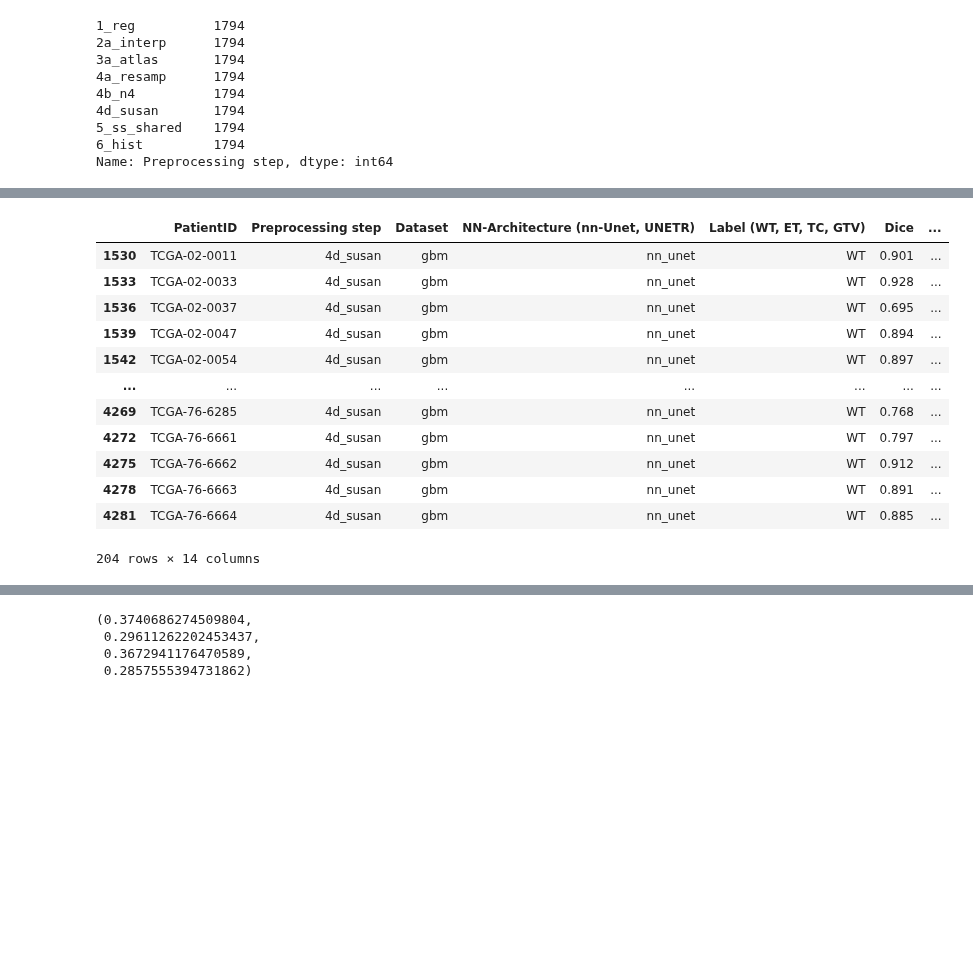
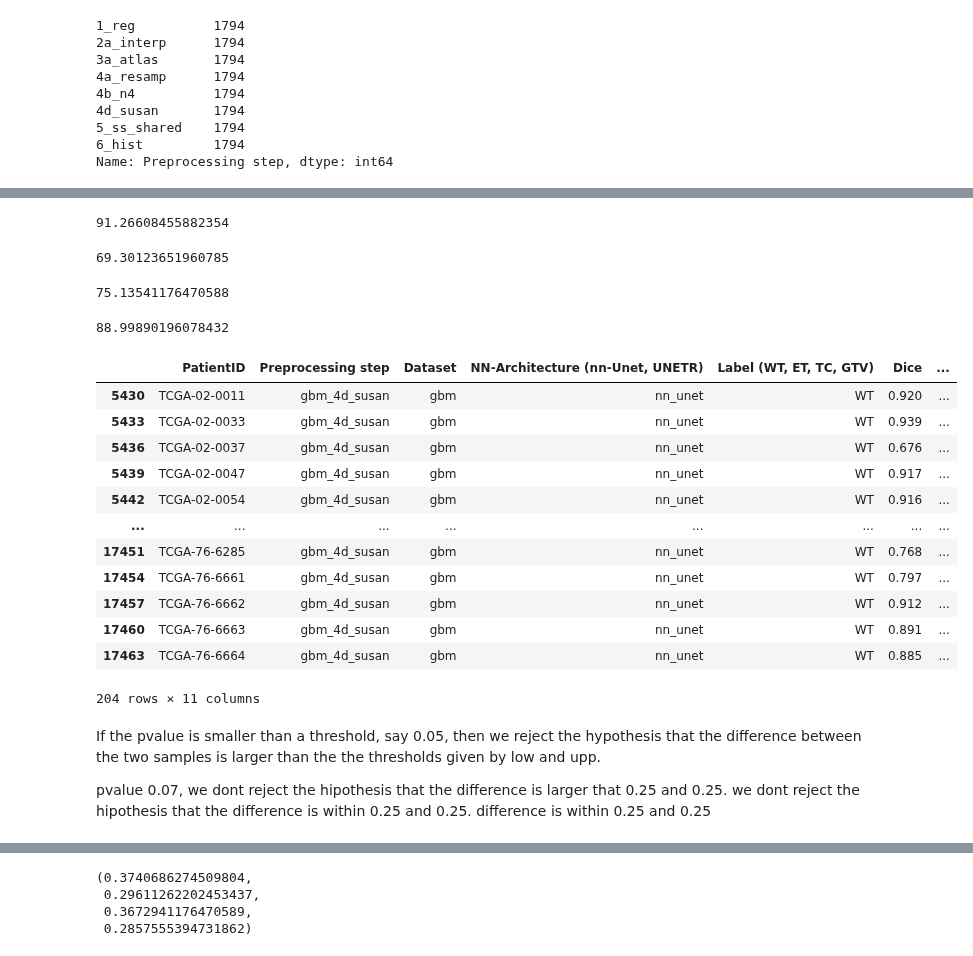
Before and after one commit to MedImAIR/brain-mri-processing-pipeline, a Jupyter notebook: figures_ipynb/error_bars_tost.ipynb, the cells around one changed output, grey strips where cells are left out. Drawn from its saved outputs; the diff is of its cells as text; code cells hidden in the pictures; blank space fills up the shorter version.

```diff
--- a/figures_ipynb/error_bars_tost.ipynb
+++ b/figures_ipynb/error_bars_tost.ipynb
@@ -105,0 +129,12 @@ Name: Dice, Length: 204, dtype: float64
+# %%
+df_1_3[df_1_3.Dataset=='gbm'][df_1_3['Label (WT, ET, TC, GTV)']=='WT'][df_1_3['Epoch']==300][df_1_3['NN-Architecture (nn-Unet, UNETR)']== 'nn_unet'].Volume_true.mean()
+# %% [output]
+91.26608455882354
+# %%
+df_1_3[df_1_3.Dataset=='gbm'][df_1_3['Label (WT, ET, TC, GTV)']=='WT'][df_1_3['Epoch']==300][df_1_3['NN-Architecture (nn-Unet, UNETR)']== 'nn_unet'].Volume_intersection.mean()
+# %% [output]
+69.30123651960785
+# %%
+df_1_3[df_1_3.Dataset=='gbm'][df_1_3['Label (WT, ET, TC, GTV)']=='WT'][df_1_3['Epoch']==300][df_1_3['Preprocessing step']=='4a_resamp'][df_1_3['NN-Architecture (nn-Unet, UNETR)']== 'nn_unet'].Volume_intersection.mean()
+# %% [output]
+75.13541176470588
@@ -106,16 +143,24 @@ Name: Dice, Length: 204, dtype: float64
+# %%
+df_1_3[df_1_3.Dataset=='gbm'][df_1_3['Label (WT, ET, TC, GTV)']=='WT'][df_1_3['Epoch']==300][df_1_3['Preprocessing step']=='4a_resamp'][df_1_3['NN-Architecture (nn-Unet, UNETR)']== 'nn_unet'].Volume_true.mean()
+# %% [output]
+88.99890196078432
 # %%
-df_1_3[df_1_3.Dataset=='gbm'][df_1_3['NN-Architecture (nn-Unet, UNETR)']== 'nn_unet'][df_1_3['Label (WT, ET, TC, GTV)']=='WT'][df_1_3['Preprocessing step']==preproc_1]
+df_1_3[df_1_3.Dataset=='gbm'][df_1_3['NN-Architecture (nn-Unet, UNETR)']== 'nn_unet'][df_1_3['Label (WT, ET, TC, GTV)']=='WT'][df_1_3['Preprocessing step']=='gbm_4d_susan']
 # %% [output]
 |  | PatientID | Preprocessing step | Dataset | NN-Architecture (nn-Unet, UNETR) | Label (WT, ET, TC, GTV) | Dice | ... |
-| 1530 | TCGA-02-0011 | 4d_susan | gbm | nn_unet | WT | 0.901 | ... |
-| 1533 | TCGA-02-0033 | 4d_susan | gbm | nn_unet | WT | 0.928 | ... |
-| 1536 | TCGA-02-0037 | 4d_susan | gbm | nn_unet | WT | 0.695 | ... |
-| 1539 | TCGA-02-0047 | 4d_susan | gbm | nn_unet | WT | 0.894 | ... |
-| 1542 | TCGA-02-0054 | 4d_susan | gbm | nn_unet | WT | 0.897 | ... |
+| 5430 | TCGA-02-0011 | gbm_4d_susan | gbm | nn_unet | WT | 0.920 | ... |
+| 5433 | TCGA-02-0033 | gbm_4d_susan | gbm | nn_unet | WT | 0.939 | ... |
+| 5436 | TCGA-02-0037 | gbm_4d_susan | gbm | nn_unet | WT | 0.676 | ... |
+| 5439 | TCGA-02-0047 | gbm_4d_susan | gbm | nn_unet | WT | 0.917 | ... |
+| 5442 | TCGA-02-0054 | gbm_4d_susan | gbm | nn_unet | WT | 0.916 | ... |
 | ... | ... | ... | ... | ... | ... | ... | ... |
-| 4269 | TCGA-76-6285 | 4d_susan | gbm | nn_unet | WT | 0.768 | ... |
-| 4272 | TCGA-76-6661 | 4d_susan | gbm | nn_unet | WT | 0.797 | ... |
-| 4275 | TCGA-76-6662 | 4d_susan | gbm | nn_unet | WT | 0.912 | ... |
-| 4278 | TCGA-76-6663 | 4d_susan | gbm | nn_unet | WT | 0.891 | ... |
-| 4281 | TCGA-76-6664 | 4d_susan | gbm | nn_unet | WT | 0.885 | ... |
+| 17451 | TCGA-76-6285 | gbm_4d_susan | gbm | nn_unet | WT | 0.768 | ... |
+| 17454 | TCGA-76-6661 | gbm_4d_susan | gbm | nn_unet | WT | 0.797 | ... |
+| 17457 | TCGA-76-6662 | gbm_4d_susan | gbm | nn_unet | WT | 0.912 | ... |
+| 17460 | TCGA-76-6663 | gbm_4d_susan | gbm | nn_unet | WT | 0.891 | ... |
+| 17463 | TCGA-76-6664 | gbm_4d_susan | gbm | nn_unet | WT | 0.885 | ... |
-204 rows × 14 columns
+204 rows × 11 columns
+# %% [markdown]
+If the pvalue is smaller than a threshold, say 0.05, then we reject the hypothesis that the difference between the two samples is larger than the the thresholds given by low and upp.
+
+pvalue 0.07, we dont reject the hipothesis that the difference is larger that 0.25 and 0.25. we dont reject the hipothesis that the difference is within 0.25 and 0.25. difference is within 0.25 and 0.25
```
Also changed, not shown: parts of 12 cells of this notebook, 10 other files.
